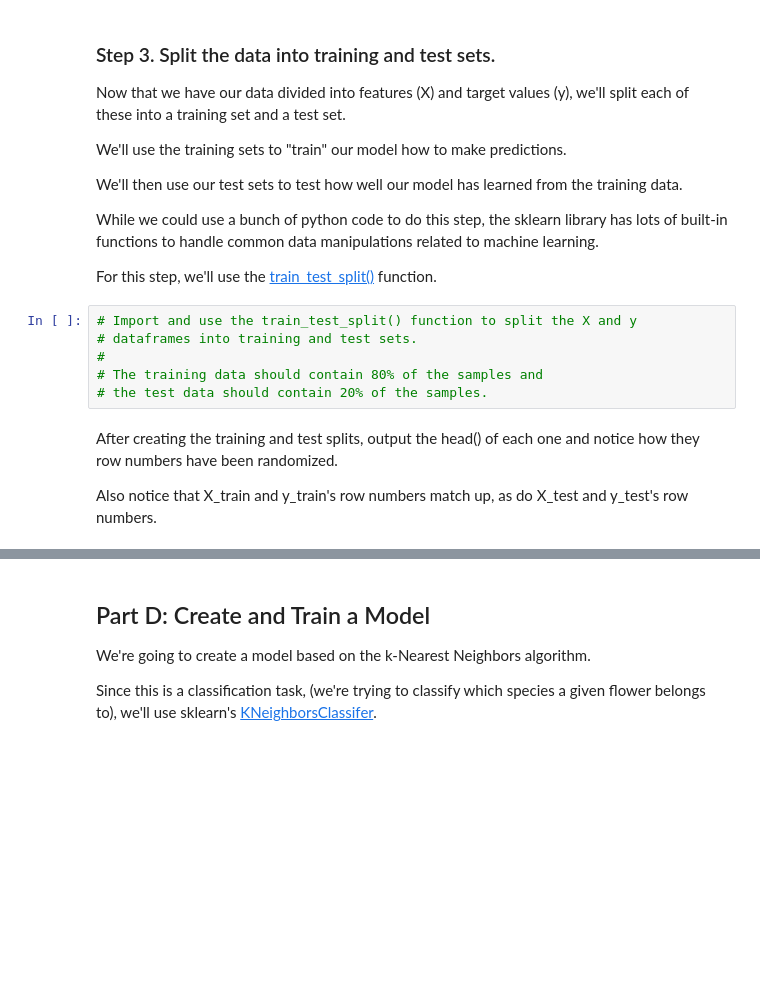
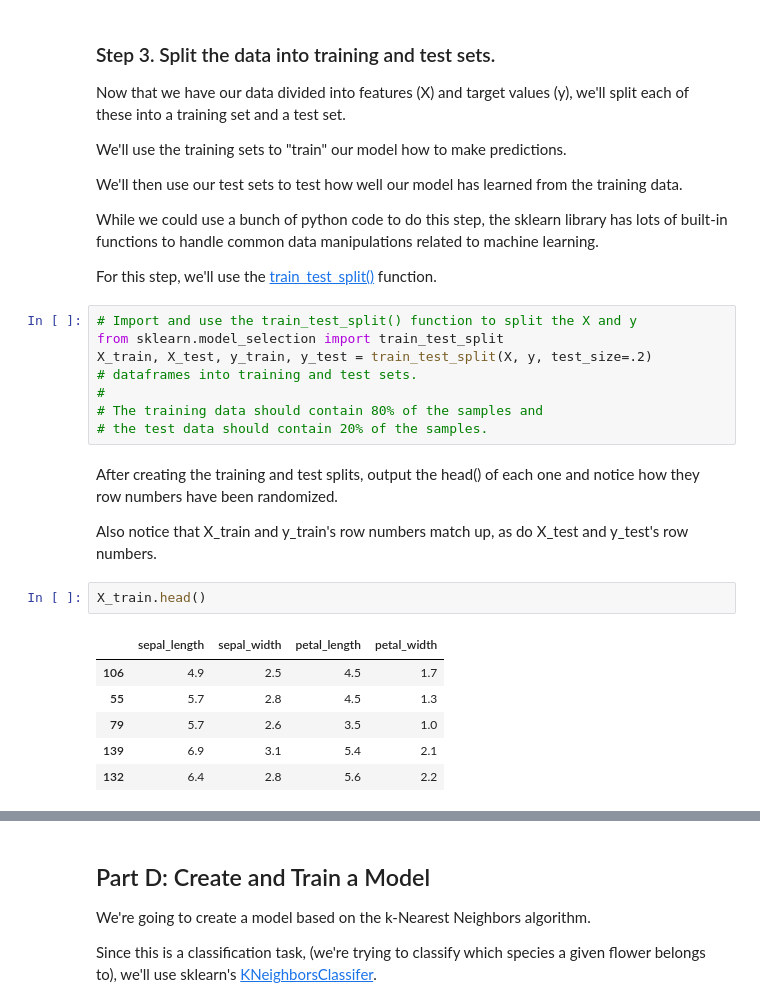
Before and after one commit to Taylor-Paxman/CSE450, a Jupyter notebook: notebooks/Exploration_04.ipynb, the cells around one changed output, grey strips where cells are left out. Cells and saved outputs as stored; diff of their text form; blank space fills up the shorter version.

```diff
--- a/notebooks/Exploration_04.ipynb
+++ b/notebooks/Exploration_04.ipynb
@@ -117,6 +119,8 @@ While we could use a bunch of python code to do this step, the sklearn library h
 For this step, we'll use the [train_test_split()](https://scikit-learn.org/stable/modules/generated/sklearn.model_selection.train_test_split.html) function.
 # %%
 # Import and use the train_test_split() function to split the X and y
+from sklearn.model_selection import train_test_split
+X_train, X_test, y_train, y_test = train_test_split(X, y, test_size=.2)
 # dataframes into training and test sets.
 #
 # The training data should contain 80% of the samples and
@@ -125,3 +129,12 @@ For this step, we'll use the [train_test_split()](https://scikit-learn.org/stabl
 After creating the training and test splits, output the head() of each one and notice how they row numbers have been randomized.
 
 Also notice that X_train and y_train's row numbers match up, as do X_test and y_test's row numbers.
+# %%
+X_train.head()
+# %% [output]
+|  | sepal_length | sepal_width | petal_length | petal_width |
+| 106 | 4.9 | 2.5 | 4.5 | 1.7 |
+| 55 | 5.7 | 2.8 | 4.5 | 1.3 |
+| 79 | 5.7 | 2.6 | 3.5 | 1.0 |
+| 139 | 6.9 | 3.1 | 5.4 | 2.1 |
+| 132 | 6.4 | 2.8 | 5.6 | 2.2 |
```
Also changed, not shown: parts of 11 cells of this notebook.
